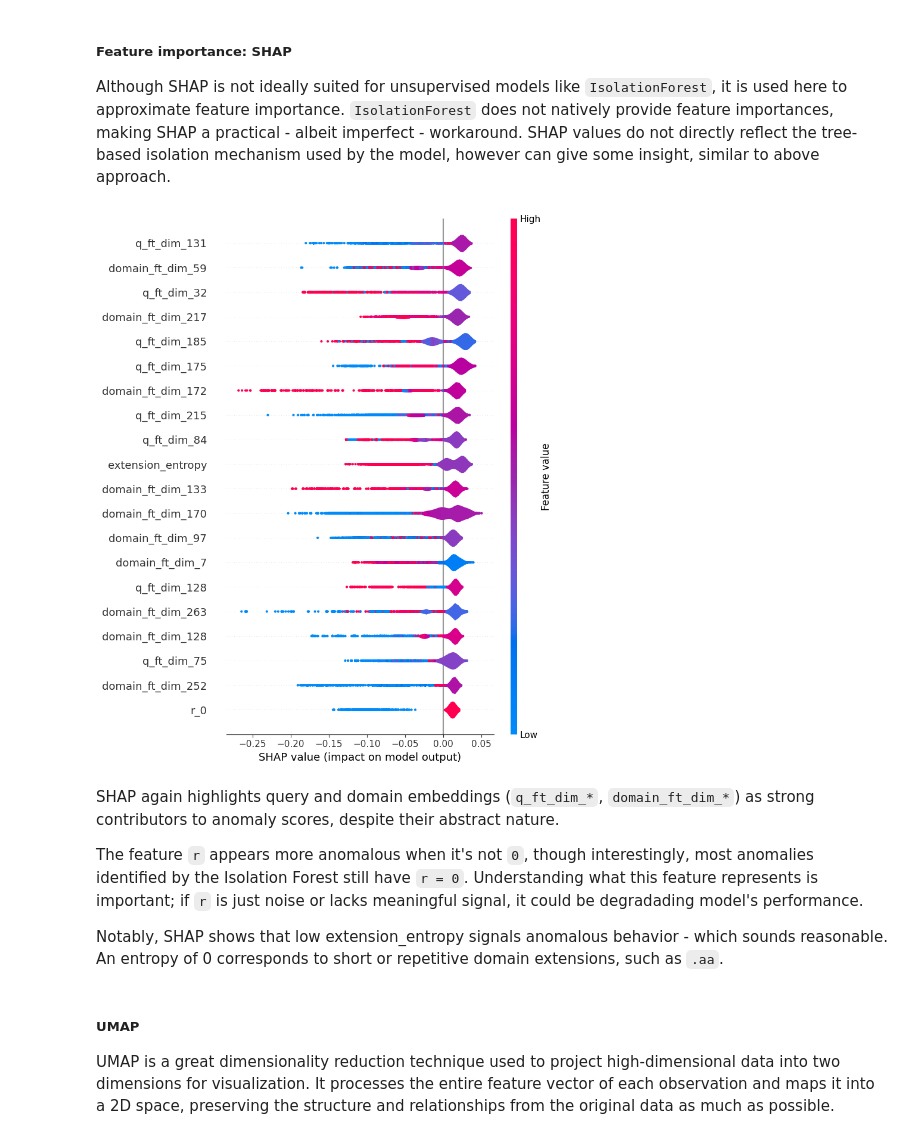
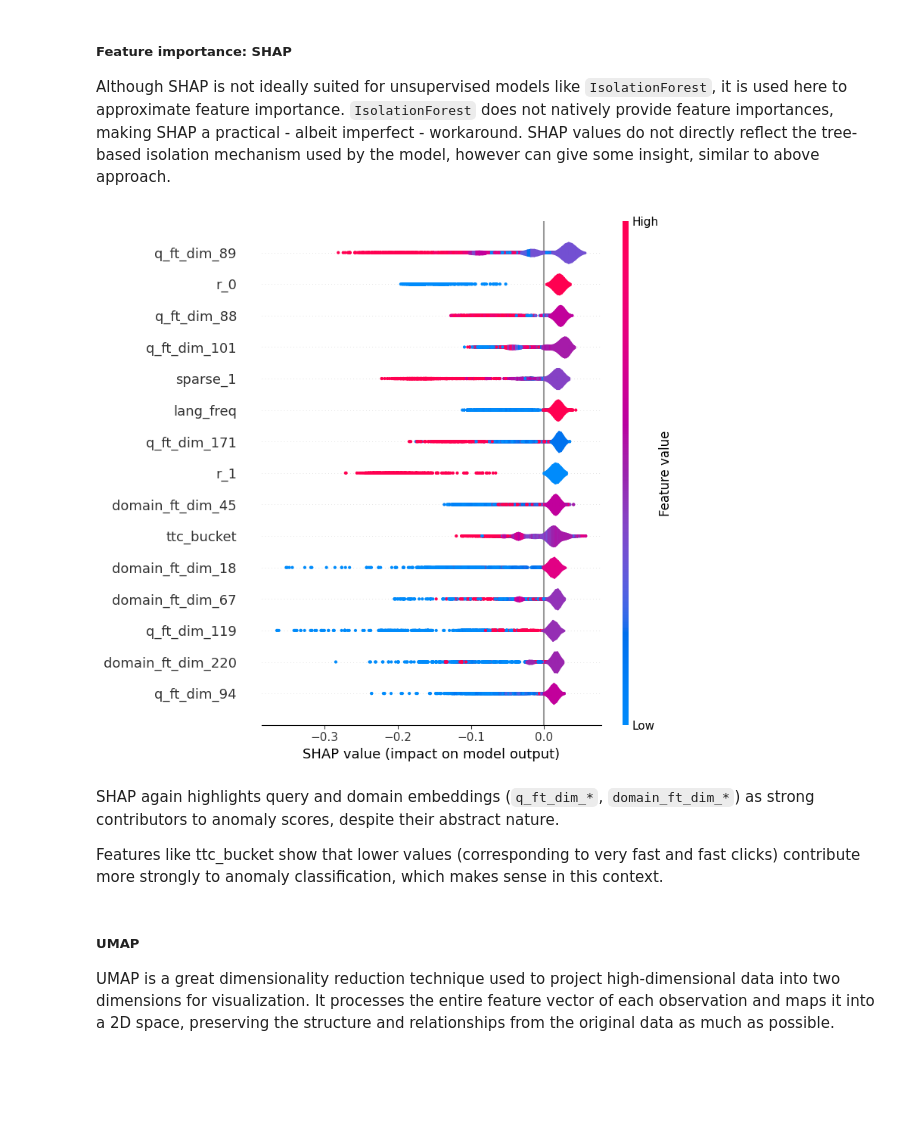
Before and after one commit to neagrita/assign, a Jupyter notebook: notebooks/03_modelling.ipynb, the cells around one changed output. Saved outputs shown, nothing was run; the diff lists cells and outputs as text; code cells hidden in the pictures; blank space fills up the shorter version.

```diff
--- a/notebooks/03_modelling.ipynb
+++ b/notebooks/03_modelling.ipynb
@@ -360,25 +317,23 @@ shap_values = explainer(df_train)
 # %%
 mean_abs_shap = np.abs(shap_values.values).mean(axis=0)
 top_all_idx = np.argsort(mean_abs_shap)
-top_n_idx = 20
+top_n_idx = 15
 
 top_features = df_train.columns[top_all_idx[-top_n_idx:]]
 
 # Subset shap_values for top features only
 shap.summary_plot(
     shap_values[:, top_all_idx[-top_n_idx:]],
     df_train.iloc[:, top_all_idx[-top_n_idx:]],
     plot_type='violin'
 )
 # %% [output]
-[figure, old version]
+[figure, new version]
 # %% [markdown]
 
 SHAP again highlights query and domain embeddings (`q_ft_dim_*`, `domain_ft_dim_*`) as strong contributors to anomaly scores, despite their abstract nature.
 
-The feature `r` appears more anomalous when it's not `0`, though interestingly, most anomalies identified by the Isolation Forest still have `r = 0`. Understanding what this feature represents is important; if `r` is just noise or lacks meaningful signal, it could be degradading model's performance.
-
-Notably, SHAP shows that low extension_entropy signals anomalous behavior - which sounds reasonable. An entropy of 0 corresponds to short or repetitive domain extensions, such as `.aa`.
+Features like ttc_bucket show that lower values (corresponding to very fast and fast clicks) contribute more strongly to anomaly classification, which makes sense in this context.
 # %% [markdown]
 ##### UMAP
 UMAP is a great dimensionality reduction technique used to project high-dimensional data into two dimensions for visualization. It processes the entire feature vector of each observation and maps it into a 2D space, preserving the structure and relationships from the original data as much as possible.
```
Also changed, not shown: parts of 30 cells of this notebook, 2 other files.
